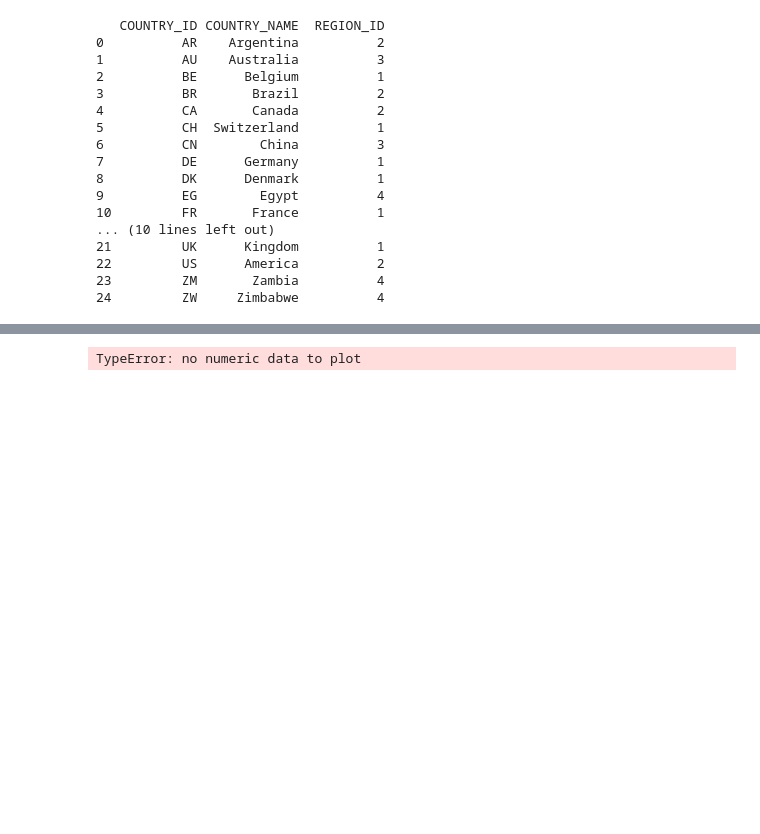
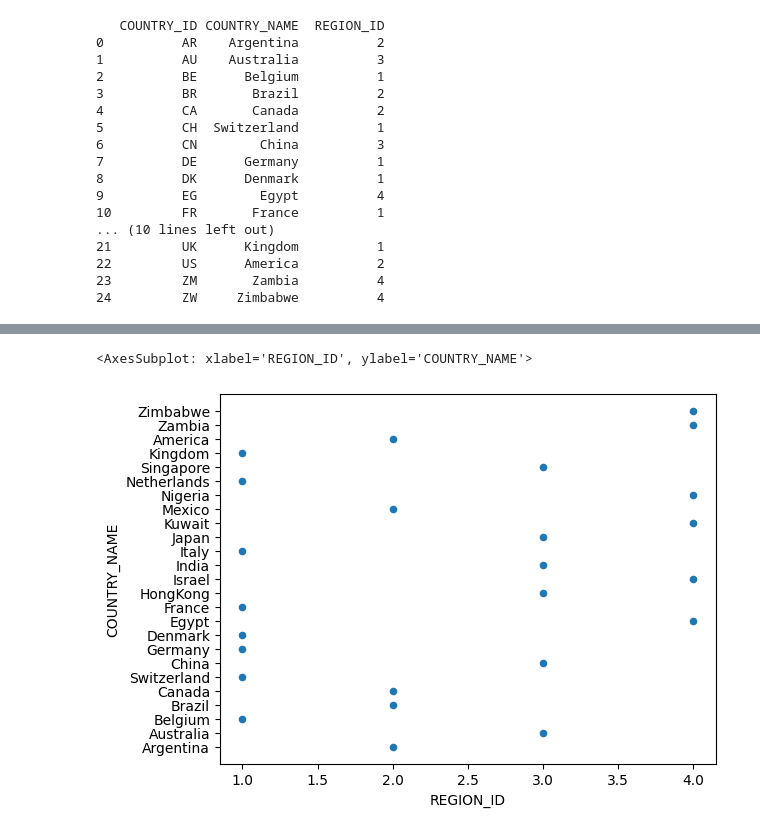
Before and after one commit to kyhokie/data_1_checks_COMPLETE_Data_1, a Jupyter notebook: kc_2.ipynb, the cells around one changed output, grey strips where cells are left out. Cells and saved outputs as stored; diff of their text form; code cells hidden in the pictures; blank space fills up the shorter version.

```diff
--- a/kc_2.ipynb
+++ b/kc_2.ipynb
@@ -27,10 +27,13 @@ import matplotlib.pyplot as plt
 # %%
 #df=df.astype(float)
 #df = df.apply(lambda x : x.astype('int'))
-df = pd.DataFrame({
-    "Name": ["COUNTRY_NAME"],
-    "Region": ["REGION_ID"]
-})
+#df = pd.DataFrame({
+#    "Name": ["COUNTRY_NAME"],
+#    "Region": ["REGION_ID"]
+#})
 
-dfn.dtypes
+df = pd.DataFrame(countries)
+print(df)
+
+#df.dtypes
 # %% [output]
@@ -40,7 +57,8 @@ dtype: object
 # %%
 #bar graph
-df.plot(x="Region", y="Name", kind="bar")
+df.plot(x="REGION_ID", y="COUNTRY_NAME", kind="scatter")
 # %% [output]
-TypeError: no numeric data to plot
+<AxesSubplot: xlabel='REGION_ID', ylabel='COUNTRY_NAME'>
+[figure, added]
 # %%
 df.info()
```
Also changed, not shown: parts of 1 cell of this notebook.
